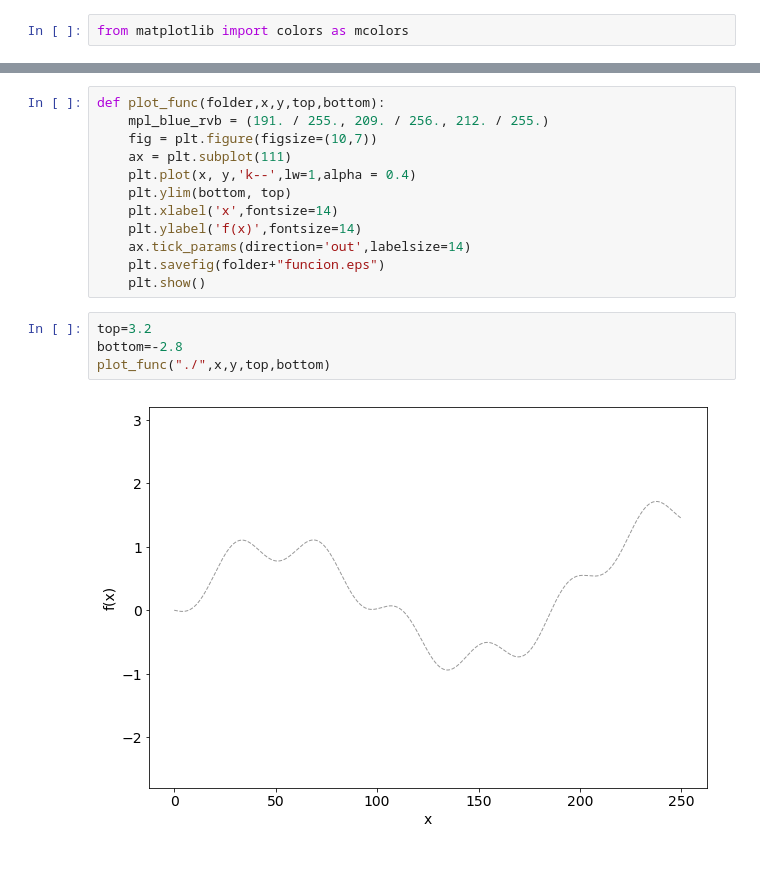
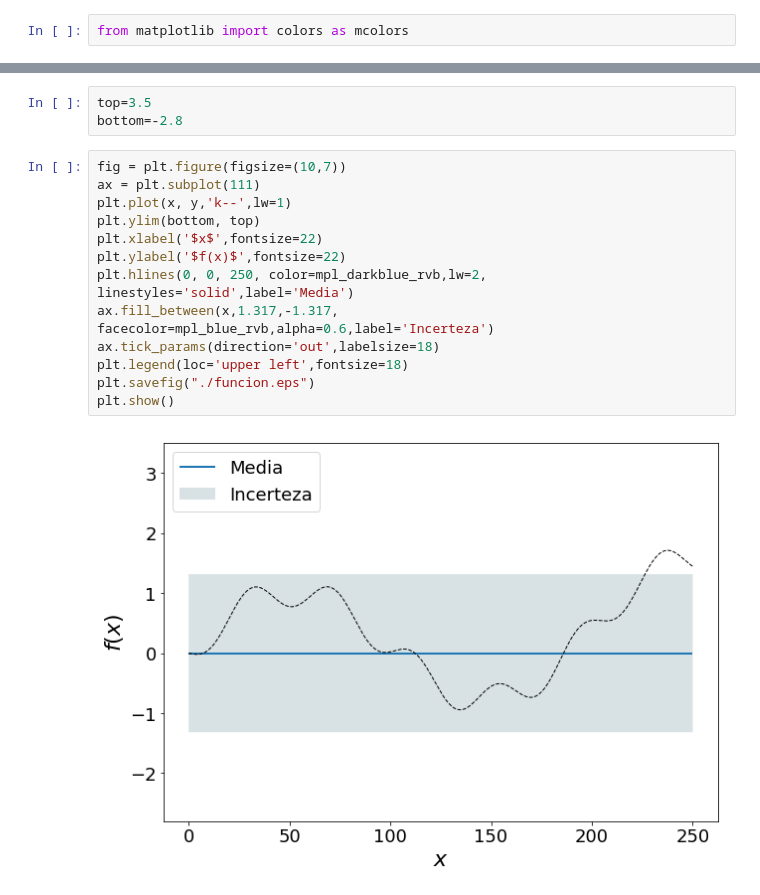
Before and after one commit to ale-mendez/2019dcm, a Jupyter notebook: charla/figures/gp/1Dexample.ipynb, the cells around one changed output, grey strips where cells are left out. Cells and saved outputs as stored; diff of their text form; blank space fills up the shorter version.

```diff
--- a/charla/figures/gp/1Dexample.ipynb
+++ b/charla/figures/gp/1Dexample.ipynb
@@ -281,18 +333,18 @@ def plot_gp(folder,x,y,top,bottom):
+# %%
+top=3.5
+bottom=-2.8
 # %%
-def plot_func(folder,x,y,top,bottom):
-    mpl_blue_rvb = (191. / 255., 209. / 256., 212. / 255.)
-    fig = plt.figure(figsize=(10,7))
-    ax = plt.subplot(111)
-    plt.plot(x, y,'k--',lw=1,alpha = 0.4)
-    plt.ylim(bottom, top)
-    plt.xlabel('x',fontsize=14)
-    plt.ylabel('f(x)',fontsize=14)
-    ax.tick_params(direction='out',labelsize=14)
-    plt.savefig(folder+"funcion.eps")
-    plt.show()
+fig = plt.figure(figsize=(10,7))
+ax = plt.subplot(111)
+plt.plot(x, y,'k--',lw=1)
+plt.ylim(bottom, top)
+plt.xlabel('$x$',fontsize=22)
+plt.ylabel('$f(x)$',fontsize=22)
+plt.hlines(0, 0, 250, color=mpl_darkblue_rvb,lw=2, linestyles='solid',label='Media')
+ax.fill_between(x,1.317,-1.317, facecolor=mpl_blue_rvb,alpha=0.6,label='Incerteza')
+ax.tick_params(direction='out',labelsize=18)
+plt.legend(loc='upper left',fontsize=18)
+plt.savefig("./funcion.eps")
+plt.show()
+# %% [output]
+[figure, added]
-# %%
-top=3.2
-bottom=-2.8
-plot_func("./",x,y,top,bottom)
-# %% [output]
-[figure, removed]
```
Also changed, not shown: parts of 9 cells of this notebook, 55 other files.
